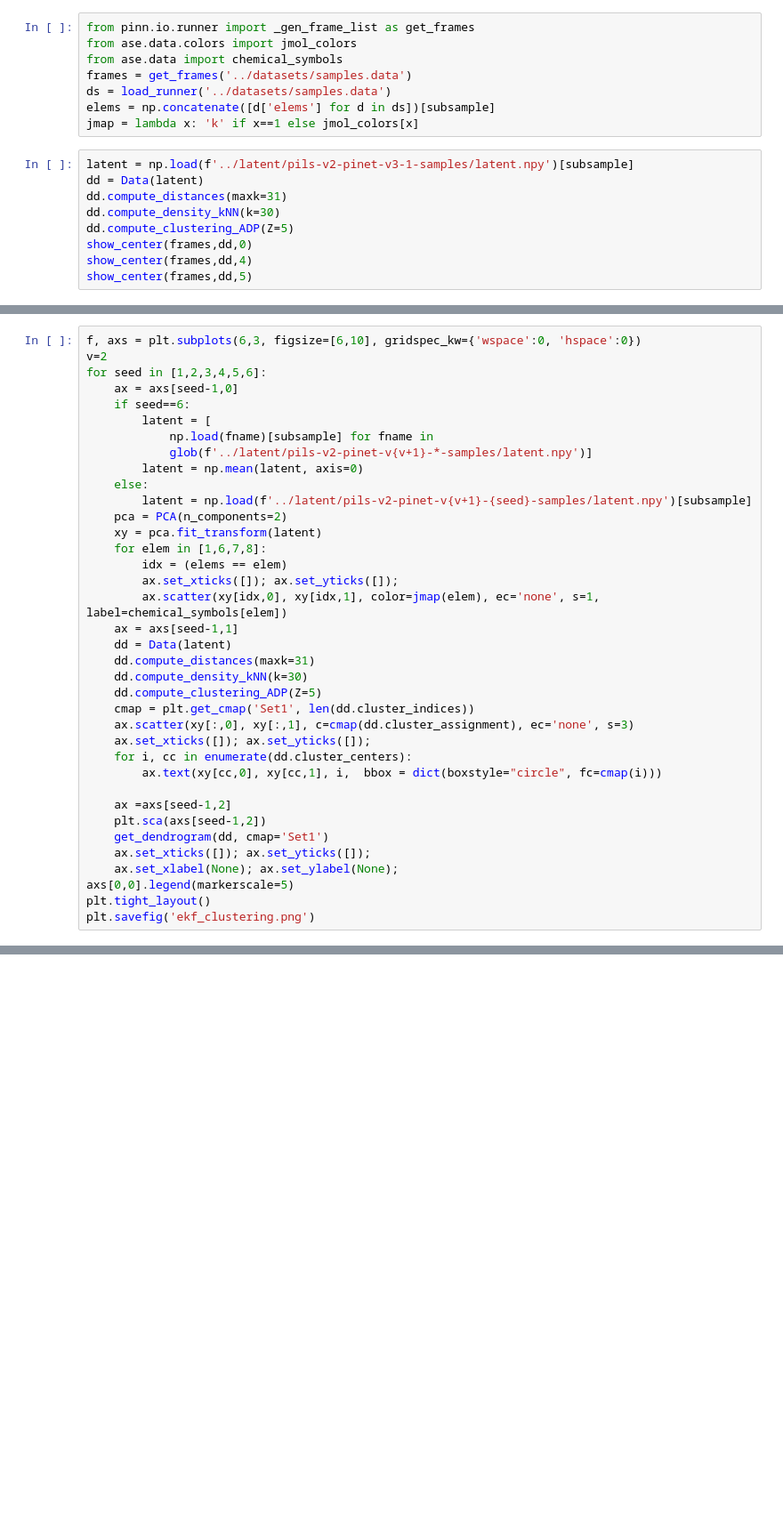
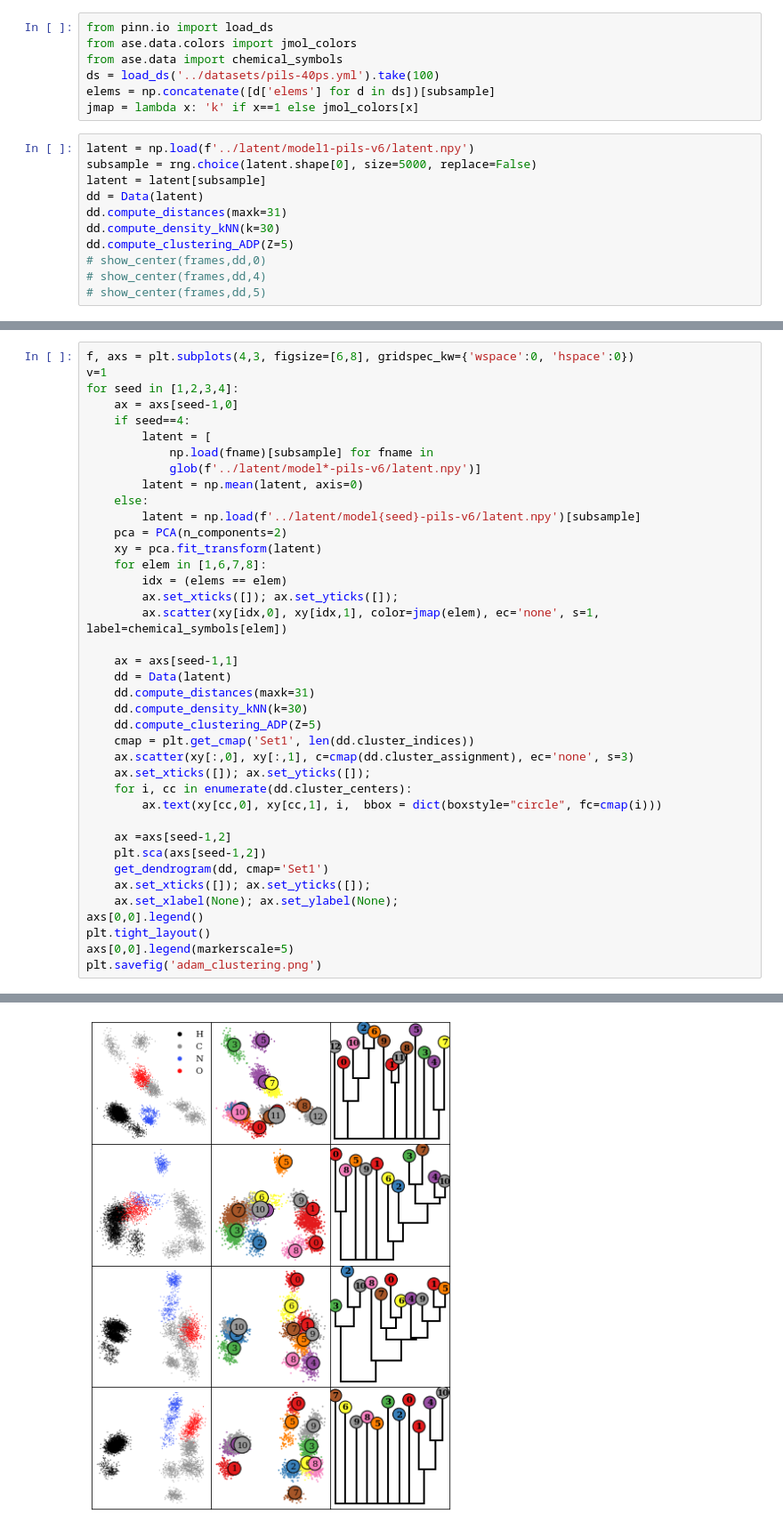
Before and after one commit to yqshao-archive/pils, a Jupyter notebook: notebooks/latent.ipynb, the cells around one changed output, grey strips where cells are left out. Shown at 89% size. Saved outputs shown, nothing was run; the diff lists cells and outputs as text; blank space fills up the shorter version.

Commit message:
Updates to latent space extraction

```diff
--- a/notebooks/latent.ipynb
+++ b/notebooks/latent.ipynb
@@ -38,19 +40,20 @@ def show_center(frames, dd, idx):
     idx = center//640, center%640
     display_frame(frames, idx)
 # %%
-from pinn.io.runner import _gen_frame_list as get_frames
+from pinn.io import load_ds
 from ase.data.colors import jmol_colors
 from ase.data import chemical_symbols
-frames = get_frames('../datasets/samples.data')
-ds = load_runner('../datasets/samples.data')
+ds = load_ds('../datasets/pils-40ps.yml').take(100)
 elems = np.concatenate([d['elems'] for d in ds])[subsample]
 jmap = lambda x: 'k' if x==1 else jmol_colors[x]
 # %%
-latent = np.load(f'../latent/pils-v2-pinet-v3-1-samples/latent.npy')[subsample]
+latent = np.load(f'../latent/model1-pils-v6/latent.npy')
+subsample = rng.choice(latent.shape[0], size=5000, replace=False)
+latent = latent[subsample]
 dd = Data(latent)
 dd.compute_distances(maxk=31)
 dd.compute_density_kNN(k=30)
 dd.compute_clustering_ADP(Z=5)
-show_center(frames,dd,0)
-show_center(frames,dd,4)
-show_center(frames,dd,5)
+# show_center(frames,dd,0)
+# show_center(frames,dd,4)
+# show_center(frames,dd,5)
@@ -57,21 +63,22 @@ show_center(frames,dd,5)
 # %%
-f, axs = plt.subplots(6,3, figsize=[6,10], gridspec_kw={'wspace':0, 'hspace':0})
-v=2
-for seed in [1,2,3,4,5,6]:
+f, axs = plt.subplots(4,3, figsize=[6,8], gridspec_kw={'wspace':0, 'hspace':0})
+v=1
+for seed in [1,2,3,4]:
     ax = axs[seed-1,0]
-    if seed==6:
+    if seed==4:
         latent = [
             np.load(fname)[subsample] for fname in
-            glob(f'../latent/pils-v2-pinet-v{v+1}-*-samples/latent.npy')]
+            glob(f'../latent/model*-pils-v6/latent.npy')]
         latent = np.mean(latent, axis=0)
     else:
-        latent = np.load(f'../latent/pils-v2-pinet-v{v+1}-{seed}-samples/latent.npy')[subsample]
+        latent = np.load(f'../latent/model{seed}-pils-v6/latent.npy')[subsample]
     pca = PCA(n_components=2)
     xy = pca.fit_transform(latent)
     for elem in [1,6,7,8]:
         idx = (elems == elem)
         ax.set_xticks([]); ax.set_yticks([]);
         ax.scatter(xy[idx,0], xy[idx,1], color=jmap(elem), ec='none', s=1, label=chemical_symbols[elem])
+
     ax = axs[seed-1,1]
     dd = Data(latent)
     dd.compute_distances(maxk=31)
@@ -88,6 +95,8 @@ for seed in [1,2,3,4,5,6]:
     get_dendrogram(dd, cmap='Set1')
     ax.set_xticks([]); ax.set_yticks([]);
     ax.set_xlabel(None); ax.set_ylabel(None);
+axs[0,0].legend()
+plt.tight_layout()
 axs[0,0].legend(markerscale=5)
-plt.tight_layout()
-plt.savefig('ekf_clustering.png')
+plt.savefig('adam_clustering.png')
+# %% [output]
@@ -93,0 +107 @@ plt.savefig('ekf_clustering.png')
+[figure, added]
```
Also changed, not shown: parts of 4 cells of this notebook, 2 other files.
